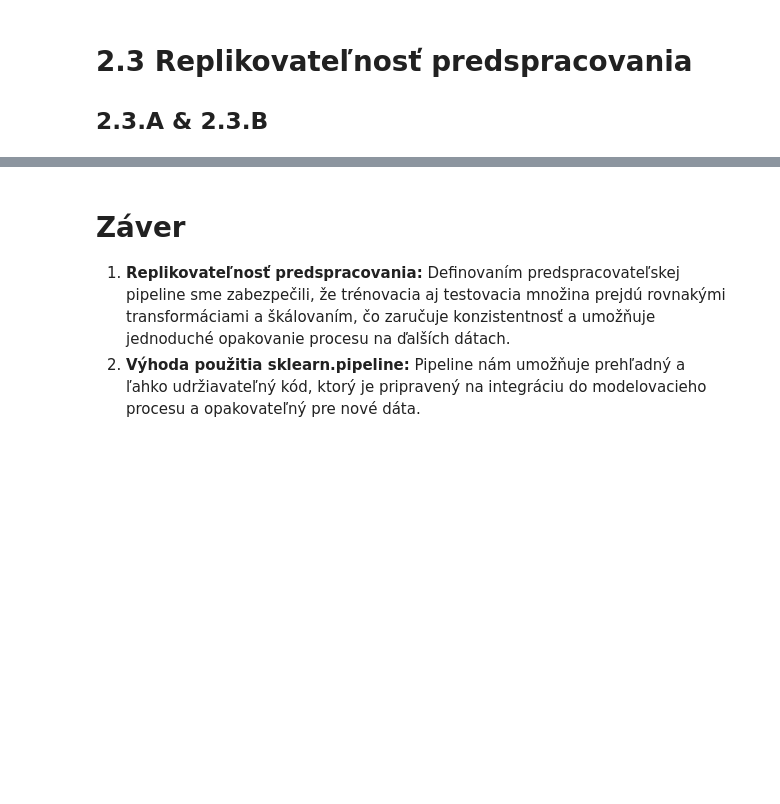
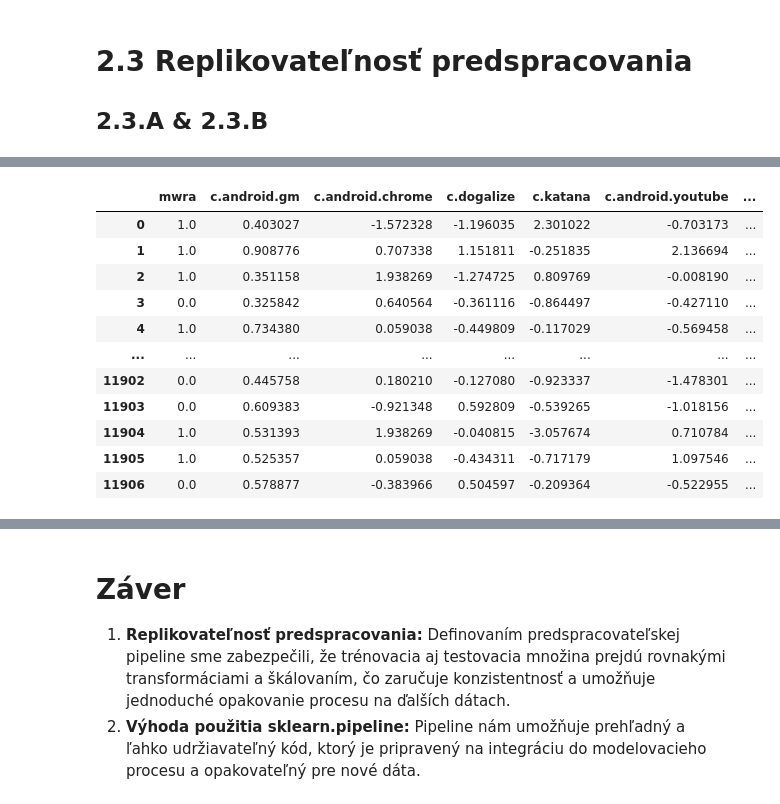
Before and after one commit to RikoAppDev/iau-course-assignments, a Jupyter notebook: zadanie-faza2.ipynb, the cells around one changed output, grey strips where cells are left out. Cells and saved outputs as stored; diff of their text form; code cells hidden in the pictures; blank space fills up the shorter version.

Commit message:
pipeline final

```diff
--- a/zadanie-faza2.ipynb
+++ b/zadanie-faza2.ipynb
@@ -630,36 +737,68 @@ p.olauncher                      0.026510
 
 ## 2.3.A & 2.3.B
 # %%
-from sklearn.compose import ColumnTransformer
+from sklearn.compose import make_column_transformer
 from sklearn.pipeline import Pipeline
+from sklearn.preprocessing import QuantileTransformer, PowerTransformer, StandardScaler, MinMaxScaler, FunctionTransformer
+import pandas as pd
 
-# Stĺpce podľa typu rozdelenia
+# Definícia stĺpcov
 normal_columns = [
     'c.android.gm', 'c.android.chrome', 'c.dogalize', 'c.katana',
     'c.android.youtube', 'p.android.documentsui', 'p.system',
     'p.android.chrome', 'p.android.externalstorage', 'p.android.gm',
     'p.android.packageinstaller'
 ]
-
 skewed_column = ['p.olauncher']
 
-# Definícia predspracovateľských krokov pomocou ColumnTransformer
-preprocessor = ColumnTransformer(
-    transformers=[
-        ('quantile', QuantileTransformer(output_distribution='normal', random_state=0), skewed_column),
-        ('power', PowerTransformer(method='yeo-johnson'), normal_columns),
-        ('scaling_standard', StandardScaler(), normal_columns),
-        ('scaling_minmax', MinMaxScaler(), skewed_column)
-    ],
-    remainder='passthrough'
-)
+X_train = train_data.drop(columns=['mwra'])
+y_train = train_data['mwra']
 
-# Vytvorenie Pipeline
-pipeline = Pipeline(steps=[
-    ('preprocessor', preprocessor)
+# Krok 1: Quantile Transformácia pre šikmý stĺpec
+quantile_transformer = Pipeline(steps=[
+    ('transform', make_column_transformer(
+        (QuantileTransformer(output_distribution="normal", random_state=42), skewed_column),
+        remainder='passthrough')),
+    ('to_dataframe', FunctionTransformer(lambda x: pd.DataFrame(x, columns=X_train.columns)))
 ])
 
-# Aplikácia pipeline na trénovaciu množinu
-train_transformed = pipeline.fit_transform(train_data)
+# Krok 2: Power Transformácia pre normálne stĺpce
+power_transformer = Pipeline(steps=[
+    ('transform', make_column_transformer(
+        (PowerTransformer(method='yeo-johnson', standardize=True), normal_columns),
+        remainder='passthrough')),
+    ('to_dataframe', FunctionTransformer(lambda x: pd.DataFrame(x, columns=X_train.columns)))
+])
+
+# Krok 3: Standard Scaling pre normálne stĺpce
+standard_scaler = Pipeline(steps=[
+    ('transform', make_column_transformer(
+        (StandardScaler(), normal_columns),
+        remainder='passthrough')),
+    ('to_dataframe', FunctionTransformer(lambda x: pd.DataFrame(x, columns=X_train.columns)))
+])
+
+# Krok 4: Min-Max Scaling pre šikmý stĺpec
+minmax_scaler = Pipeline(steps=[
+    ('transform', make_column_transformer(
+        (MinMaxScaler(), skewed_column),
+        remainder='passthrough')),
+    ('to_dataframe', FunctionTransformer(lambda x: pd.DataFrame(x, columns=X_train.columns)))
+])
+
+# Vytvorenie hlavnej Pipeline s každým krokom zvlášť
+pipeline = Pipeline(steps=[
+    ('quantile', quantile_transformer),
+    ('power', power_transformer),
+    ('scaler', standard_scaler),
+    ('minmax', minmax_scaler),
+], verbose=True)
+
+# Aplikácia pipeline na trénovacie dáta bez 'mwra'
+X_train_transformed = pipeline.fit_transform(X_train)
+
+# Spojenie transformovaných dát s cieľovým stĺpcom 'mwra'
+train_transformed = pd.concat([y_train.reset_index(drop=True), X_train_transformed], axis=1)
+
 train_transformed
 # %% [output]
@@ -678,0 +809,12 @@ array([[-1.57350864e+00, -1.19019790e+00,  2.27598051e+00, ...,
+|  | mwra | c.android.gm | c.android.chrome | c.dogalize | c.katana | c.android.youtube | ... |
+| 0 | 1.0 | 0.403027 | -1.572328 | -1.196035 | 2.301022 | -0.703173 | ... |
+| 1 | 1.0 | 0.908776 | 0.707338 | 1.151811 | -0.251835 | 2.136694 | ... |
+| 2 | 1.0 | 0.351158 | 1.938269 | -1.274725 | 0.809769 | -0.008190 | ... |
+| 3 | 0.0 | 0.325842 | 0.640564 | -0.361116 | -0.864497 | -0.427110 | ... |
+| 4 | 1.0 | 0.734380 | 0.059038 | -0.449809 | -0.117029 | -0.569458 | ... |
+| ... | ... | ... | ... | ... | ... | ... | ... |
+| 11902 | 0.0 | 0.445758 | 0.180210 | -0.127080 | -0.923337 | -1.478301 | ... |
+| 11903 | 0.0 | 0.609383 | -0.921348 | 0.592809 | -0.539265 | -1.018156 | ... |
+| 11904 | 1.0 | 0.531393 | 1.938269 | -0.040815 | -3.057674 | 0.710784 | ... |
+| 11905 | 1.0 | 0.525357 | 0.059038 | -0.434311 | -0.717179 | 1.097546 | ... |
+| 11906 | 0.0 | 0.578877 | -0.383966 | 0.504597 | -0.209364 | -0.522955 | ... |
```
Also changed, not shown: parts of 14 cells of this notebook, 3 other files.
